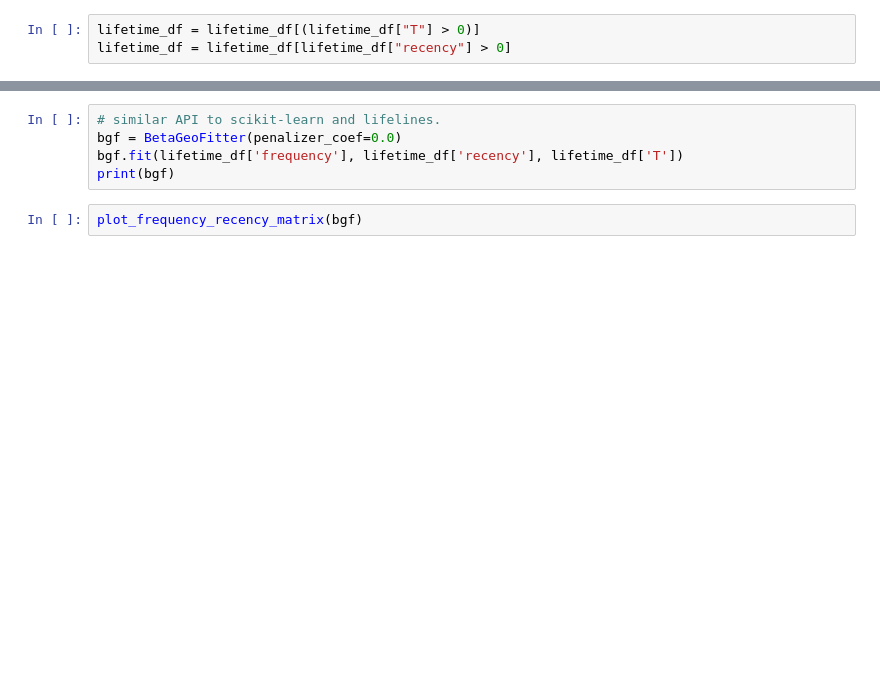
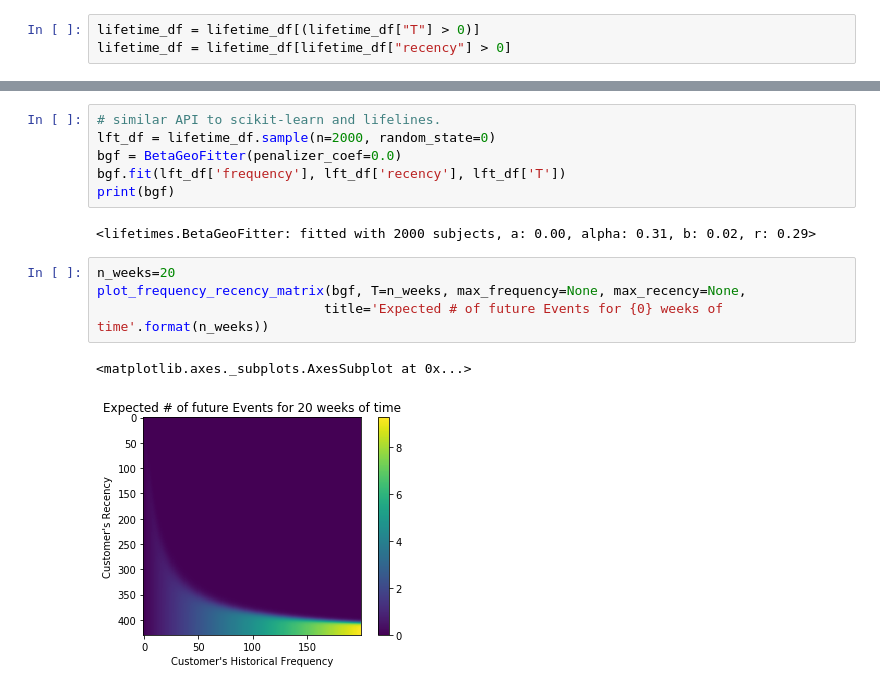
Before and after one commit to bps10/github-churn, a Jupyter notebook: Model_CVL.ipynb, the cells around one changed output, grey strips where cells are left out. Drawn from its saved outputs; the diff is of its cells as text; blank space fills up the shorter version.

```diff
--- a/Model_CVL.ipynb
+++ b/Model_CVL.ipynb
@@ -91,10 +116,18 @@ lifetime_df.describe()
 # %%
 # similar API to scikit-learn and lifelines.
+lft_df = lifetime_df.sample(n=2000, random_state=0)
 bgf = BetaGeoFitter(penalizer_coef=0.0)
-bgf.fit(lifetime_df['frequency'], lifetime_df['recency'], lifetime_df['T'])
+bgf.fit(lft_df['frequency'], lft_df['recency'], lft_df['T'])
 print(bgf)
+# %% [output]
+<lifetimes.BetaGeoFitter: fitted with 2000 subjects, a: 0.00, alpha: 0.31, b: 0.02, r: 0.29>
-# %%
-plot_frequency_recency_matrix(bgf)
+# %%
+n_weeks=20
+plot_frequency_recency_matrix(bgf, T=n_weeks, max_frequency=None, max_recency=None,
+                             title='Expected # of future Events for {0} weeks of time'.format(n_weeks))
+# %% [output]
+<matplotlib.axes._subplots.AxesSubplot at 0x...>
+[figure, added]
 # %%
 from lifetimes.plotting import plot_probability_alive_matrix
 
```
Also changed, not shown: parts of 18 cells of this notebook, 6 other files.
